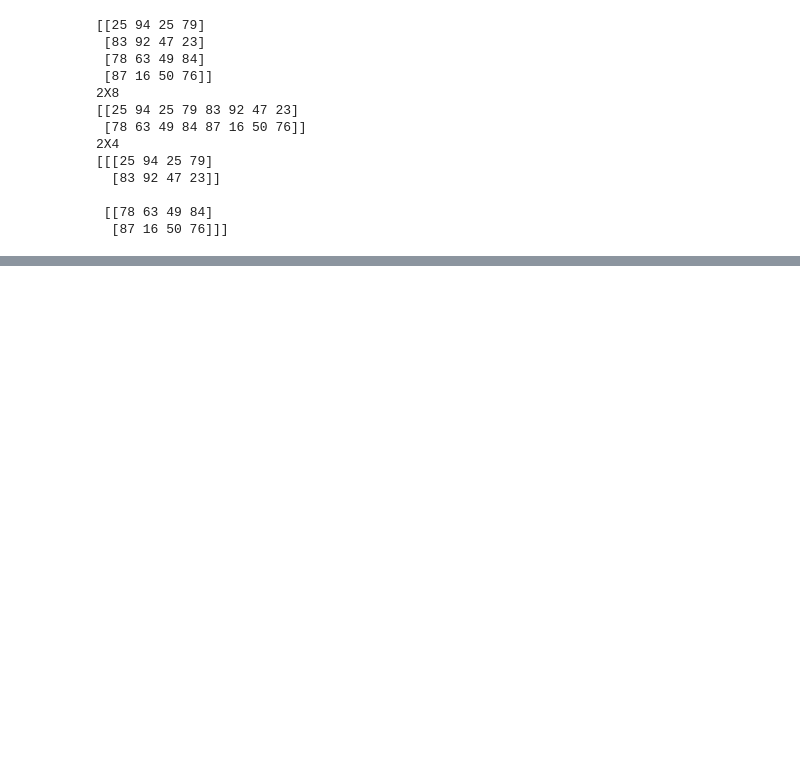
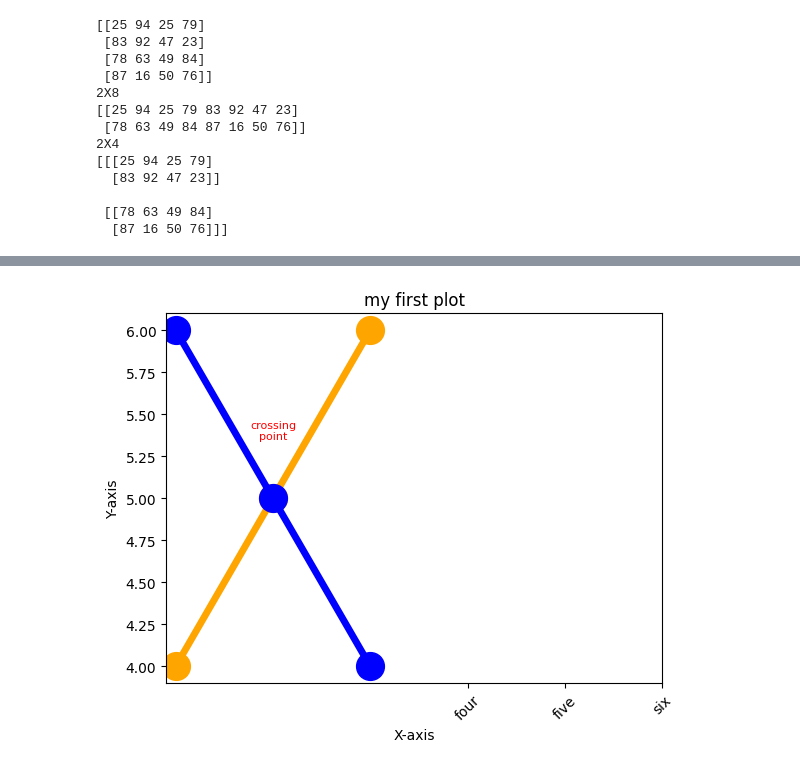
Before and after one commit to avichal077/python-data-science, a Jupyter notebook: numpy.ipynb, the cells around one changed output, grey strips where cells are left out. Saved outputs shown, nothing was run; the diff lists cells and outputs as text; code cells hidden in the pictures; blank space fills up the shorter version.

```diff
--- a/numpy.ipynb
+++ b/numpy.ipynb
@@ -138,0 +236,13 @@ print(a.reshape(2,2,4))
+# %%
+plt.plot([1,2,3],[4,5,6],linewidth=5,color ='orange',marker ='o',markersize =20 )
+plt.plot([1,2,3],[6,5,4],linewidth=5,color ='blue',marker ='o',markersize =20 )
+plt.xticks([1,2,3],['one','two','three'],rotation=45)
+plt.xticks([4,5,6],['four','five','six'])
+plt.title('my first plot')
+plt.xlabel('X-axis')
+plt.ylabel('Y-axis')
+plt.text(x =2 , y =5.35,
+         s = 'crossing\npoint',fontsize = 8, color='red',horizontalalignment ='center')
+plt.show()
+# %% [output]
+[figure, added]
```
Also changed, not shown: parts of 15 cells of this notebook.
